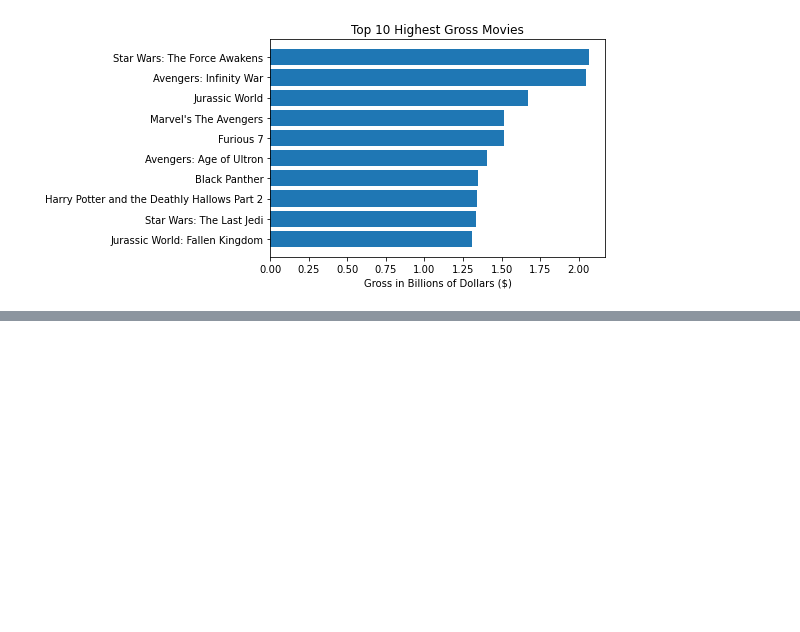
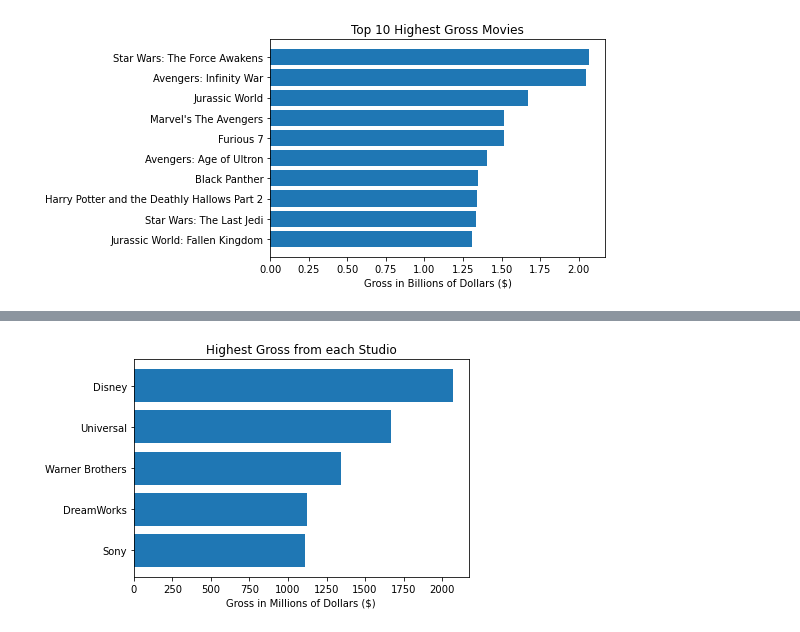
Before and after one commit to epradojr/Microsoft-Movie-Studio-Business-Proposition, a Jupyter notebook: dsc-phase1-project-marcelo.ipynb, the cells around one changed output, grey strips where cells are left out. Saved outputs shown, nothing was run; the diff lists cells and outputs as text; code cells hidden in the pictures; blank space fills up the shorter version.

Commit message:
made 2 more visualizations. Finished Conclusion

```diff
--- a/dsc-phase1-project-marcelo.ipynb
+++ b/dsc-phase1-project-marcelo.ipynb
@@ -204,6 +190,6 @@ x.reverse()
 # %%
-for i in range(len(height)):
-    height[i] /= 1000000000
+for i in range(len(height_top10_gross)):
+    height_top10_gross[i] /= 1000000000
 # %%
 fig, ax = plt.subplots()
 
@@ -237,0 +211,19 @@ Questions to consider:
+# %%
+height_studio_max = gross_df.groupby(['studio'])['total_gross'].max().sort_values()[-5:].values
+# %%
+x_studio_max = gross_df.groupby(['studio'])['total_gross'].max().sort_values()[-5:].index
+# %%
+for i in range(len(height_studio_max)):
+    height_studio_max[i] /= 1000000
+# %%
+fig, ax = plt.subplots()
+
+studios = ('Sony', 'DreamWorks', 'Warner Brothers', 'Universal', 'Disney')
+
+ax.barh(x_studio_max, height_studio_max)
+ax.set_title('Highest Gross from each Studio')
+ax.set_xlabel('Gross in Millions of Dollars ($)')
+ax.set_yticks(np.arange(len(studios)))
+ax.set_yticklabels(studios);
+# %% [output]
+[figure, added]
```
Also changed, not shown: parts of 39 cells of this notebook.
